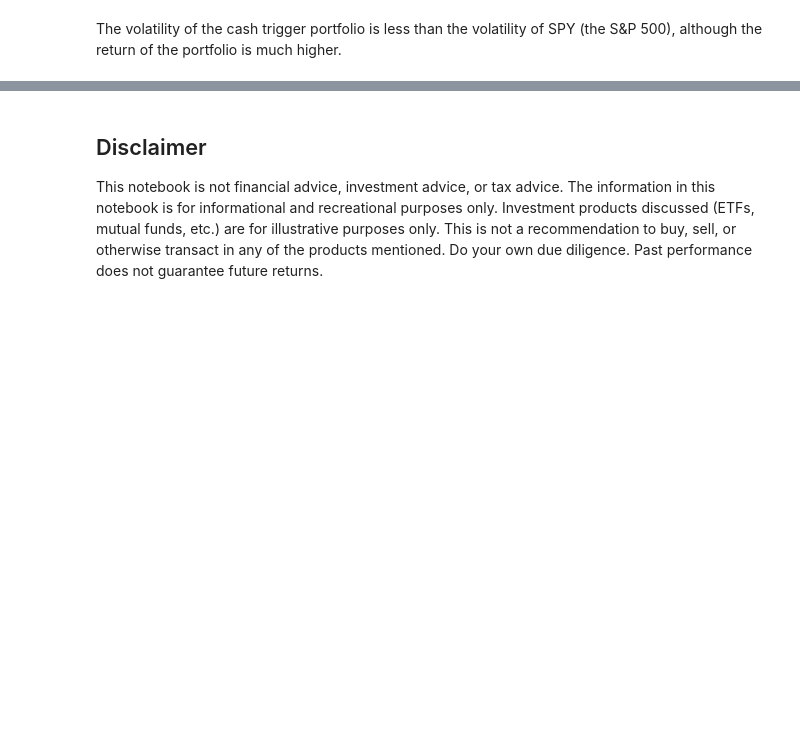
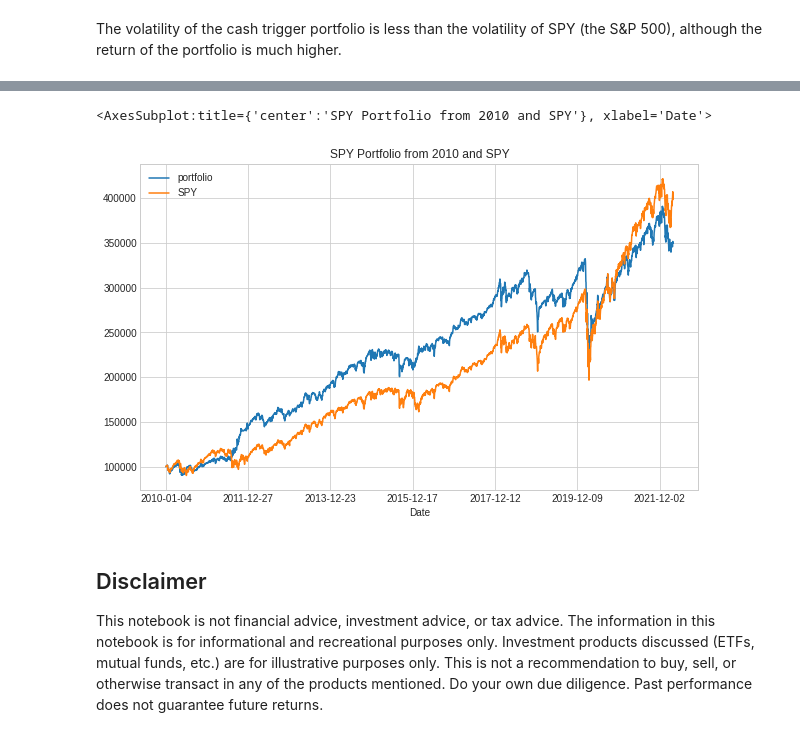
Before and after one commit to IanLKaplan/cash_trigger, a Jupyter notebook: cash_trigger.ipynb, the cells around one changed output, grey strips where cells are left out. Saved outputs shown, nothing was run; the diff lists cells and outputs as text; code cells hidden in the pictures; blank space fills up the shorter version.

Commit message:
Added a portfolio that starts in 2010.

```diff
--- a/cash_trigger.ipynb
+++ b/cash_trigger.ipynb
@@ -817,3 +828,18 @@ print(tabulate(vol_df, headers=[*vol_df.columns], tablefmt='fancy_grid'))
+# %%
+d2010_start: datetime = datetime.fromisoformat('2010-01-04')
+d2010_spy_portfolio_df, assets_df = portfolio_return(holdings=holdings,
+                                               risk_asset=spy_close,
+                                               bond_asset=cash_trigger_bond_adjclose,
+                                               spy_data=spy_data,
+                                               start_date=d2010_start,
+                                               end_date=end_date
+                                               )
+
+plot_df = build_plot_data(holdings=holdings, portfolio_df=d2010_spy_portfolio_df, spy_df=spy_close)
+plot_df.plot(grid=True, title='SPY Portfolio from 2010 and SPY', figsize=(10,6))
+# %% [output]
+<AxesSubplot:title={'center':'SPY Portfolio from 2010 and SPY'}, xlabel='Date'>
+[figure, added]
 # %% [markdown]
 <h2>
 Disclaimer
```
Also changed, not shown: parts of 3 cells of this notebook.
